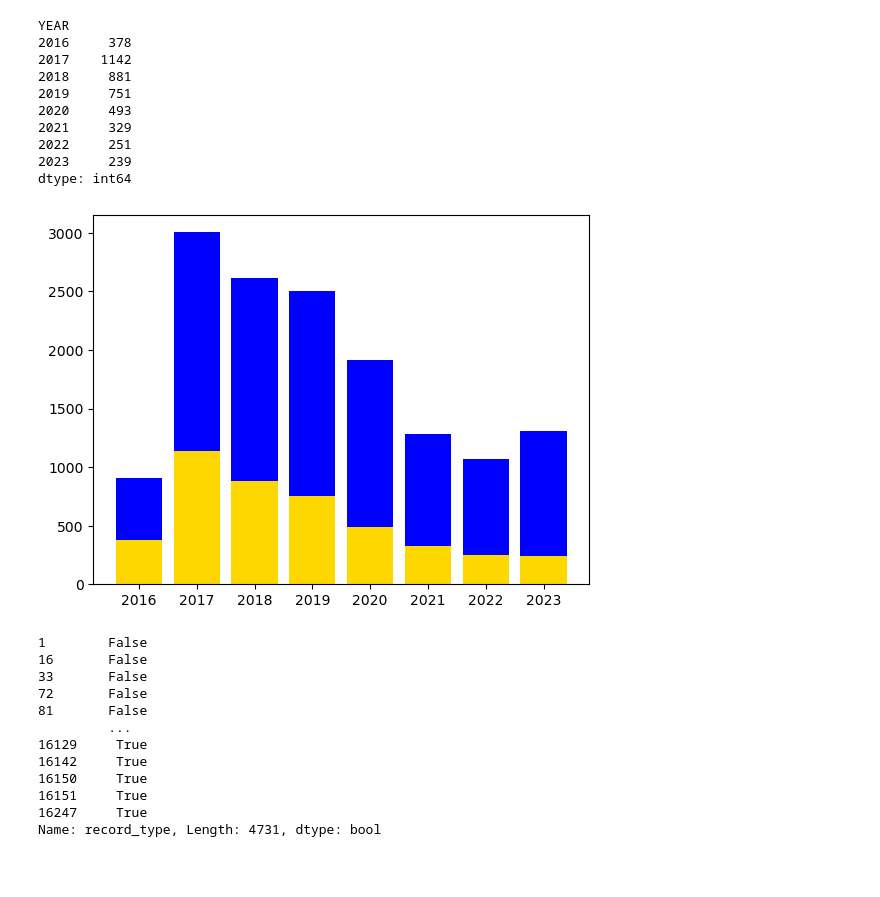
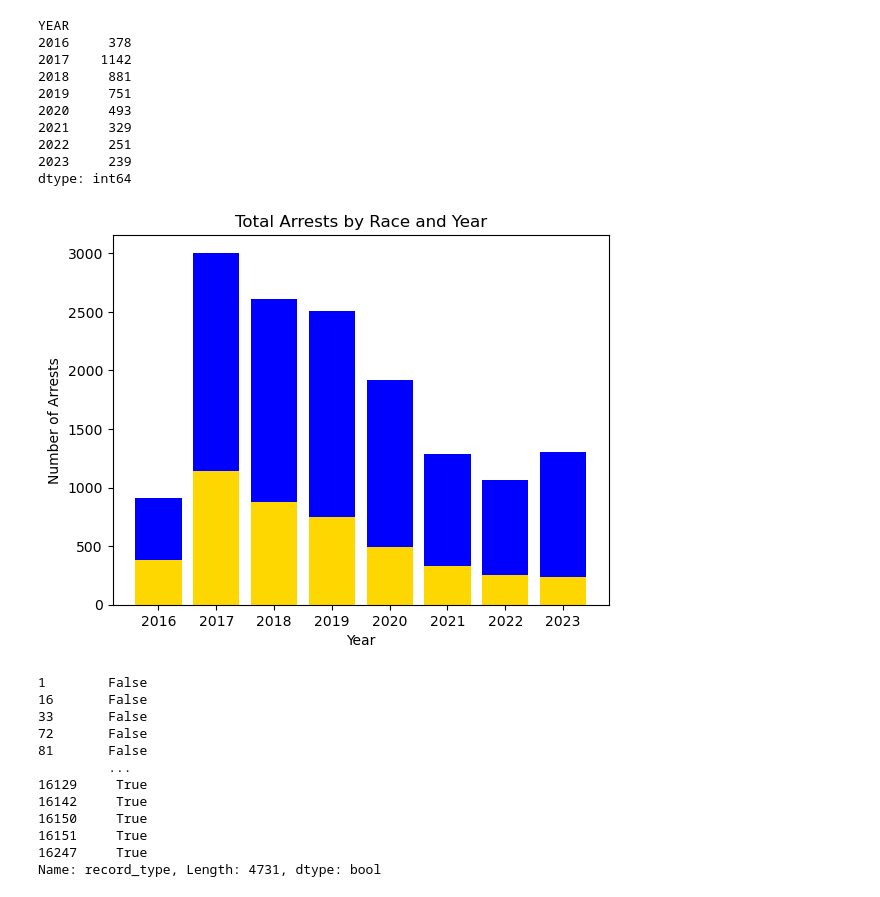
Before and after one commit to Police-Data-Accessibility-Project/caasi-help-desk, a Jupyter notebook: mj-decriminalization/MJ Graphs.ipynb, the cells around one changed output. Drawn from its saved outputs; the diff is of its cells as text; code cells hidden in the pictures; blank space fills up the shorter version.

```diff
--- a/mj-decriminalization/MJ Graphs.ipynb
+++ b/mj-decriminalization/MJ Graphs.ipynb
@@ -810,13 +812,16 @@ dtype: int64
 # %%
 x = [2016, 2017, 2018, 2019, 2020, 2021, 2022, 2023]
 y1 = mj_white_count_year.groupby(['YEAR']).size()
 y2 = mj_black_count_year.groupby(['YEAR']).size()
 
 plt.bar(x, y1,color='Gold')
 plt.bar(x, y2, bottom=y1, color='Blue')
+plt.title('Total Arrests by Race and Year')
+plt.ylabel('Number of Arrests')
+plt.xlabel('Year')
 plt.show()
 # %% [output]
-[figure, old version]
+[figure, new version]
 # %%
 #Create graph of portion of Citations by race for each year
 # %%
```
Also changed, not shown: parts of 11 cells of this notebook.
